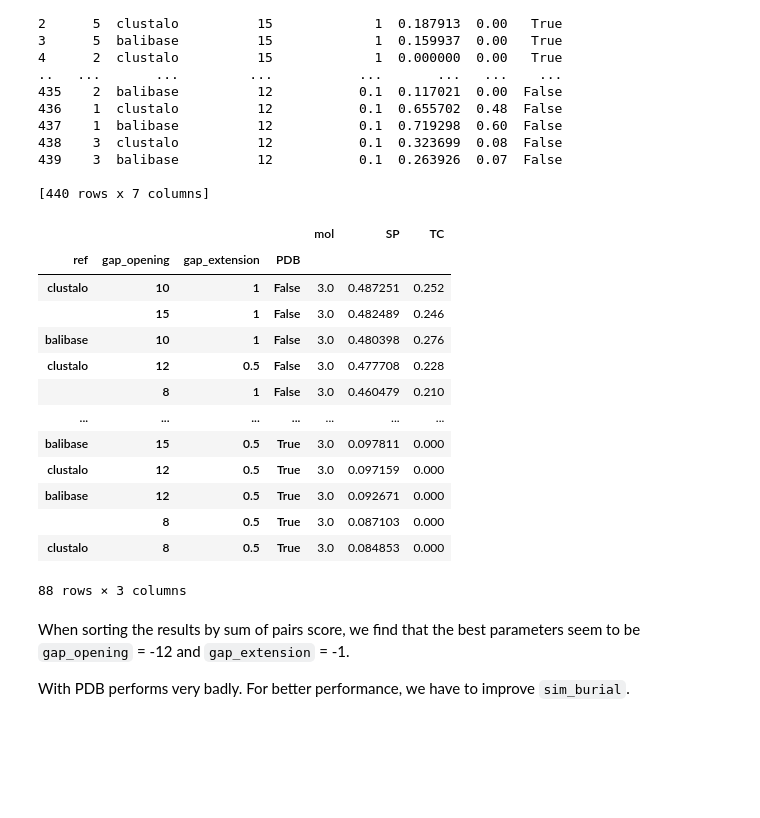
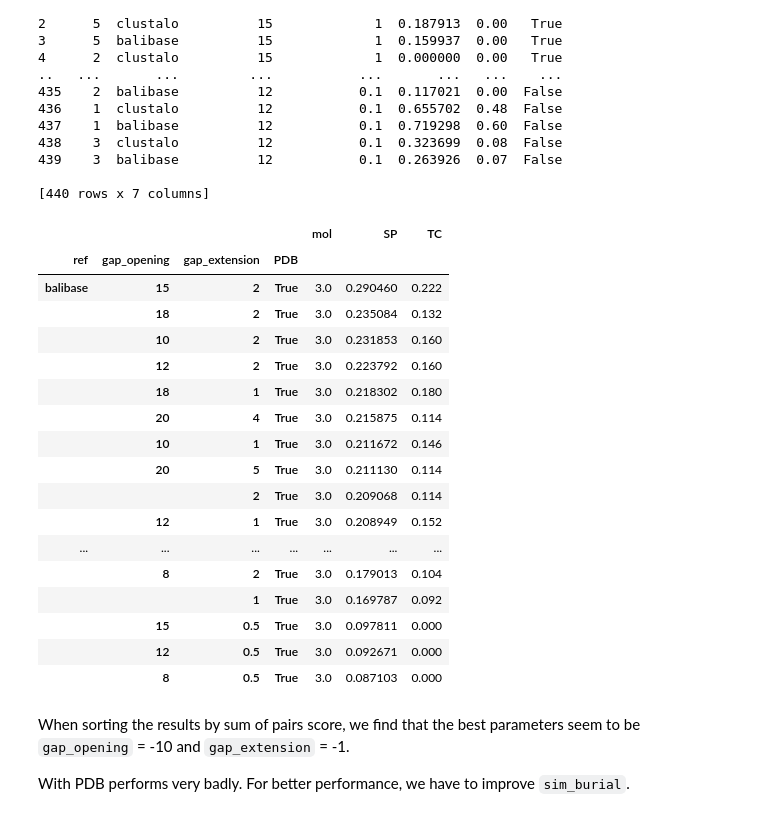
Before and after one commit to flopau76/projet_bio_info, a Jupyter notebook: aligning_proteins/aligning_proteins.ipynb, the cells around one changed output. Saved outputs shown, nothing was run; the diff lists cells and outputs as text; code cells hidden in the pictures; blank space fills up the shorter version.

```diff
--- a/aligning_proteins/aligning_proteins.ipynb
+++ b/aligning_proteins/aligning_proteins.ipynb
@@ -774,10 +769,9 @@ $$
 # %%
 def sim_burial(a, b, sim_fct=sim_blossum)->float:
     ''' computes a similarity score ponderated by the burial score
-    a, b are tuples (str: amino-acide, float: burial score)'''
-    # if a[1] == '-' or b[1] == '-':    # no burial score provided for this residue
-    #     coeff = 1
-    # else:
-    #     coeff = 1.5 - (a[1] + b[1])/2 # score between 0.5 and 1.5; 0.5 means that the two residues are very exposed
-    coeff = 1
+    a, b are tuples (str: amino-acide, float: solvent accessibility)'''
+    if a[1] == '-' or b[1] == '-':    # no structure provided for this residue
+        coeff = 1
+    else:
+        coeff = 1.5 - (a[1] + b[1])/2
     return coeff * sim_fct(a[0], b[0])
@@ -818,15 +813,15 @@ TVAAGLAVEVNQAATAAAK-----V-AR--DF--RR-----------LNNSKRASLLRTIASELEA--------------
 ### With affine gap and PDB
 (takes about 5min for 5 alignments)
 # %%
-train_data = 5
+# train_data = 5
 
-for i in range(1, train_data+1):
-    data_file = f"data/balibase/RV11.unaligned/BB11{str(i).zfill(3)}.fasta"
-    seqs, ssps, ids = read_and_align_fasta_and_SSP(data_file)
-    burial_list = [ssp2tupple(ssp) for ssp in ssps]
-    for gap_opening in [-18, -20]:
-        for gap_extension in [-1,-2,-4, -5]:
-            result_file = f"data/results/affineWithPDB2test/results{-gap_opening}_{-gap_extension}/BB11{str(i).zfill(3)}.fasta"
-            alignment, score = progressive_alignment(burial_list, sim_burial, gap_opening, gap_extension)
-            alignment = ["".join([aa[0] for aa in seq]) for seq in alignment]
-            write_fasta(result_file, alignment, ids)
+# for i in range(1, train_data+1):
+#     data_file = f"data/balibase/RV11.unaligned/BB11{str(i).zfill(3)}.fasta"
+#     seqs, ssps, ids = read_and_align_fasta_and_SSP(data_file)
+#     burial_list = [ssp2tupple(ssp) for ssp in ssps]
+#     for gap_opening in [-18, -20]:
+#         for gap_extension in [-1,-2,-4, -5]:
+#             result_file = f"data/results/affineWithPDB2/results{-gap_opening}_{-gap_extension}/BB11{str(i).zfill(3)}.fasta"
+#             alignment, score = progressive_alignment(burial_list, sim_burial, gap_opening, gap_extension)
+#             alignment = ["".join([aa[0] for aa in seq]) for seq in alignment]
+#             write_fasta(result_file, alignment, ids)
@@ -980,7 +901,7 @@ train_data = 5
 # Res = {'id':[], 'ref':[], "pdb":[], 'gap_opening':[], 'gap_extension':[], 'SP':[], 'TC':[], 'pdb':[]}
 Res = []
 
-for root, dirs, files in os.walk("data/results/affineWithPDB2"):
+for root, dirs, files in os.walk("data/results/affineWithPDB"):
     for file in files:
         folder = root.split('/')[-1].lstrip('results')
         gap_opening, gap_extension = folder.split('_')
@@ -1032,25 +953,28 @@ print(df)
 
 [440 rows x 7 columns]
 # %%
-df.groupby(['ref', 'gap_opening', 'gap_extension', 'PDB']).mean().sort_values(by='SP', ascending=False)
-# df[df.ref=='clustalo'].groupby(['gap_opening', 'gap_extension']).mean().sort_values(ascending=False)
-# df[df.ref=='balibase'].groupby(['gap_opening', 'gap_extension'])['SP'].mean().sort_values(ascending=False)
+df[df.ref=="balibase"].groupby(['ref', 'gap_opening', 'gap_extension', 'PDB']).mean().sort_values(by='SP', ascending=False)
+df[df.ref=="balibase"][df.PDB==True].groupby(['ref', 'gap_opening', 'gap_extension', 'PDB']).mean().sort_values(by='SP', ascending=False)
 # %% [output]
 |  |  |  |  | mol | SP | TC |
 | ref | gap_opening | gap_extension | PDB |  |  |  |
-| clustalo | 10 | 1 | False | 3.0 | 0.487251 | 0.252 |
-|  | 15 | 1 | False | 3.0 | 0.482489 | 0.246 |
-| balibase | 10 | 1 | False | 3.0 | 0.480398 | 0.276 |
-| clustalo | 12 | 0.5 | False | 3.0 | 0.477708 | 0.228 |
-|  | 8 | 1 | False | 3.0 | 0.460479 | 0.210 |
+| balibase | 15 | 2 | True | 3.0 | 0.290460 | 0.222 |
+|  | 18 | 2 | True | 3.0 | 0.235084 | 0.132 |
+|  | 10 | 2 | True | 3.0 | 0.231853 | 0.160 |
+|  | 12 | 2 | True | 3.0 | 0.223792 | 0.160 |
+|  | 18 | 1 | True | 3.0 | 0.218302 | 0.180 |
+|  | 20 | 4 | True | 3.0 | 0.215875 | 0.114 |
+|  | 10 | 1 | True | 3.0 | 0.211672 | 0.146 |
+|  | 20 | 5 | True | 3.0 | 0.211130 | 0.114 |
+|  |  | 2 | True | 3.0 | 0.209068 | 0.114 |
+|  | 12 | 1 | True | 3.0 | 0.208949 | 0.152 |
 | ... | ... | ... | ... | ... | ... | ... |
-| balibase | 15 | 0.5 | True | 3.0 | 0.097811 | 0.000 |
-| clustalo | 12 | 0.5 | True | 3.0 | 0.097159 | 0.000 |
-| balibase | 12 | 0.5 | True | 3.0 | 0.092671 | 0.000 |
+|  | 8 | 2 | True | 3.0 | 0.179013 | 0.104 |
+|  |  | 1 | True | 3.0 | 0.169787 | 0.092 |
+|  | 15 | 0.5 | True | 3.0 | 0.097811 | 0.000 |
+|  | 12 | 0.5 | True | 3.0 | 0.092671 | 0.000 |
 |  | 8 | 0.5 | True | 3.0 | 0.087103 | 0.000 |
-| clustalo | 8 | 0.5 | True | 3.0 | 0.084853 | 0.000 |
-88 rows × 3 columns
 # %% [markdown]
-When sorting the results by sum of pairs score, we find that the best parameters seem to be `gap_opening` = -12 and `gap_extension` = -1.
+When sorting the results by sum of pairs score, we find that the best parameters seem to be `gap_opening` = -10 and `gap_extension` = -1.
 
 With PDB performs very badly. For better performance, we have to improve `sim_burial`.
```
Also changed, not shown: parts of 7 cells of this notebook.
